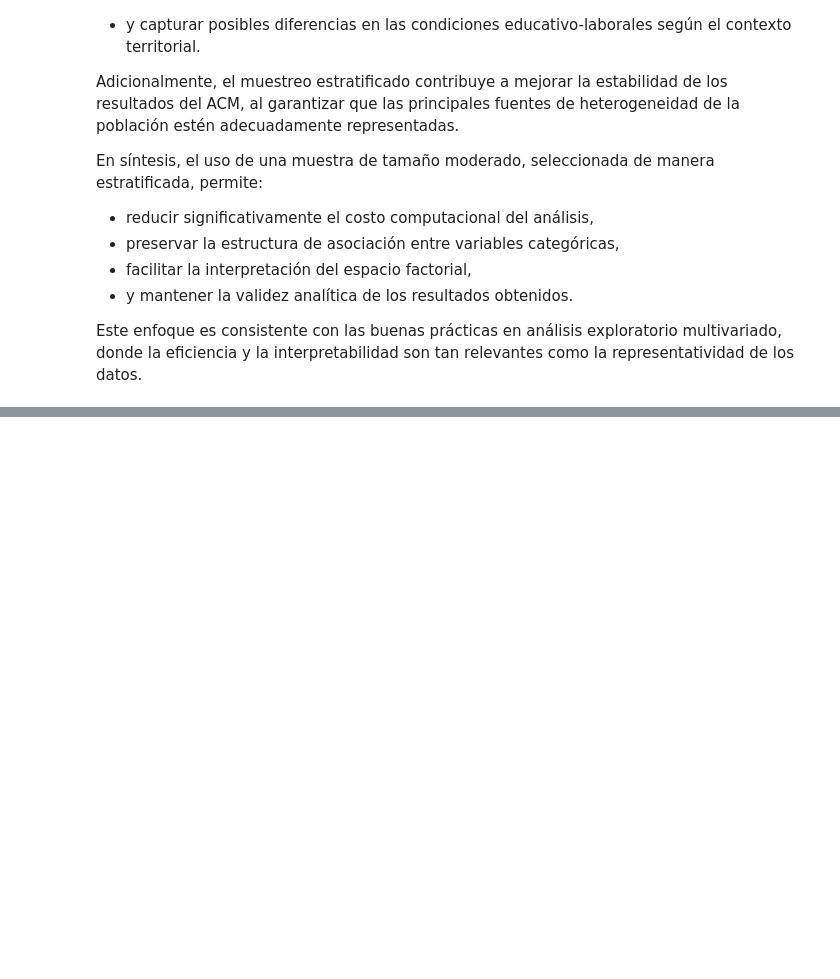
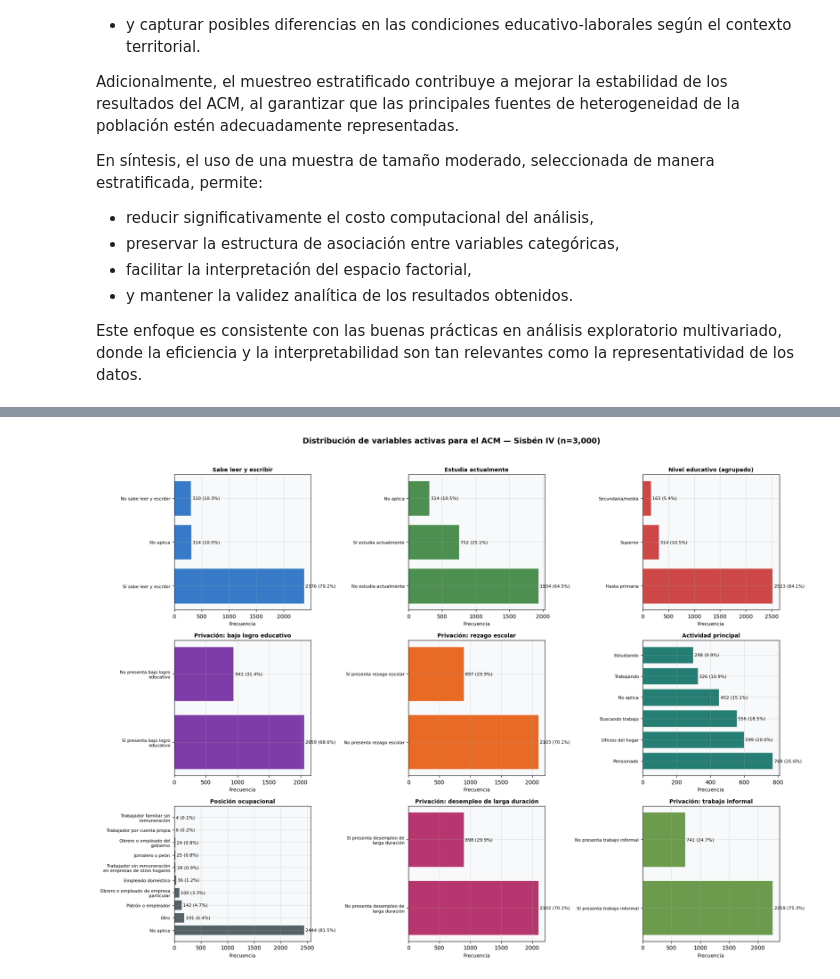
Before and after one commit to Brayan-137/analitica-datos-mca, a Jupyter notebook: SISBEN/MCASISBEN.ipynb, the cells around one changed output, grey strips where cells are left out. Saved outputs shown, nothing was run; the diff lists cells and outputs as text; code cells hidden in the pictures; blank space fills up the shorter version.

```diff
--- a/SISBEN/MCASISBEN.ipynb
+++ b/SISBEN/MCASISBEN.ipynb
@@ -462,0 +872,67 @@ ValueError: Usecols do not match columns, columns expected but not found: ['per0
+# %%
+# ── Distribución de variables activas ───────────────────────────────────────
+
+titulos = {
+    'LEER': 'Sabe leer y escribir',
+    'ESTUDIA': 'Estudia actualmente',
+    'NIV_EDU': 'Nivel educativo (agrupado)',
+    'I1_EDU': 'Privación: bajo logro educativo',
+    'I4_REZ': 'Privación: rezago escolar',
+    'ACTIVIDAD': 'Actividad principal',
+    'POSICION_OC': 'Posición ocupacional',
+    'I7_DEMP': 'Privación: desempleo de larga duración',
+    'I8_INF': 'Privación: trabajo informal'
+}
+
+colores = [
+    '#1565C0', '#2E7D32', '#C62828',
+    '#6A1B9A', '#E65100', '#00695C',
+    '#37474F', '#AD1457', '#558B2F'
+]
+
+fig, axes = plt.subplots(3, 3, figsize=(18, 13))
+axes = axes.flatten()
+
+for i, (var, color) in enumerate(zip(VARS_ACTIVAS, colores)):
+    ax = axes[i]
+
+    counts = df_final[var].value_counts(dropna=False)
+
+    etiquetas = [
+        '\n'.join(textwrap.wrap(str(cat), width=28))
+        for cat in counts.index
+    ]
+
+    bars = ax.barh(
+        etiquetas,
+        counts.values,
+        color=color,
+        alpha=0.85,
+        edgecolor='white'
+    )
+
+    ax.set_title(titulos[var], fontsize=10, fontweight='bold')
+    ax.set_xlabel('Frecuencia', fontsize=9)
+    ax.tick_params(axis='y', labelsize=8)
+
+    for bar, val in zip(bars, counts.values):
+        pct = val / len(df_final) * 100
+        ax.text(
+            bar.get_width() + max(counts.values) * 0.01,
+            bar.get_y() + bar.get_height() / 2,
+            f'{val} ({pct:.1f}%)',
+            va='center',
+            fontsize=8
+        )
+
+plt.suptitle(
+    f'Distribución de variables activas para el ACM — Sisbén IV (n={len(df_final):,})',
+    fontsize=14,
+    fontweight='bold',
+    y=1.02
+)
+
+plt.tight_layout()
+plt.show()
+# %% [output]
+[figure, added]
```
Also changed, not shown: parts of 16 cells of this notebook.
